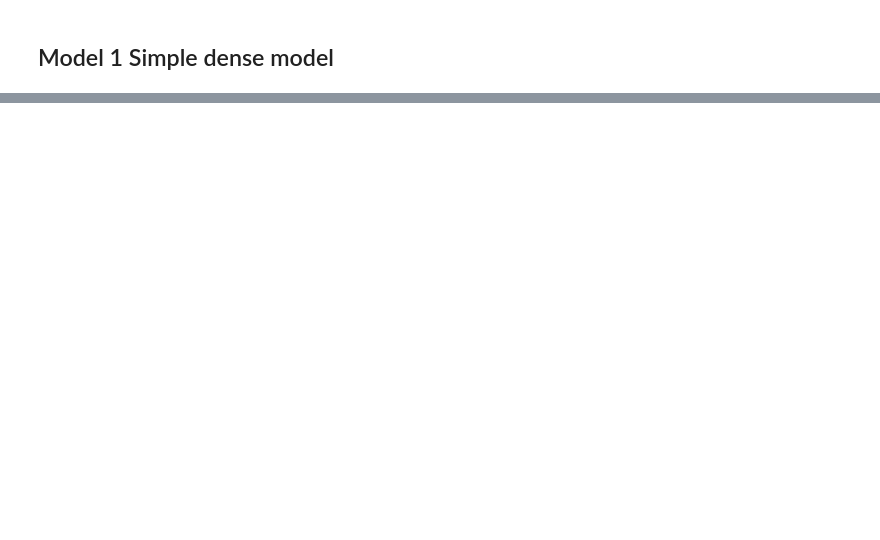
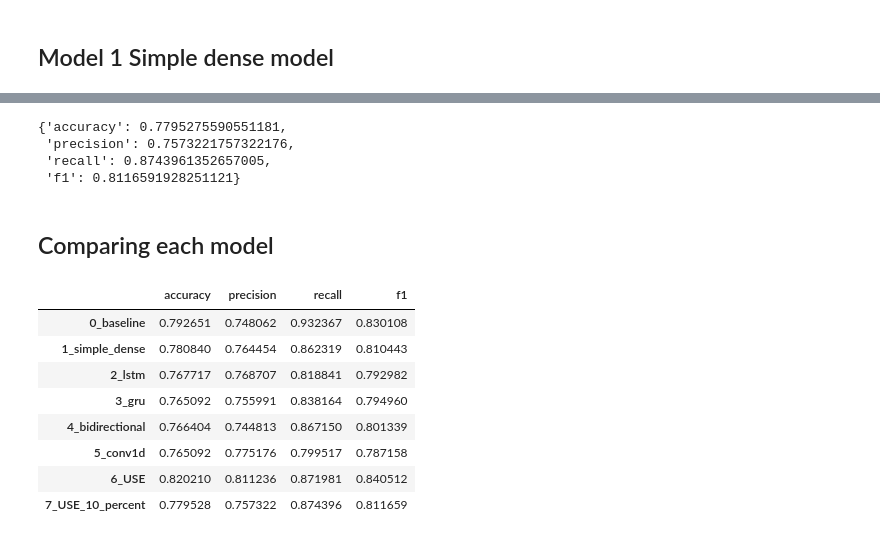
Before and after one commit to vinhpeters/tf-exam, a Jupyter notebook: 08_nlp.ipynb, the cells around one changed output, grey strips where cells are left out. Cells and saved outputs as stored; diff of their text form; code cells hidden in the pictures; blank space fills up the shorter version.

Commit message:
Comparing models

```diff
--- a/08_nlp.ipynb
+++ b/08_nlp.ipynb
@@ -313,0 +716,9 @@ model_1_pred_probs.shape
+# %%
+model_7.compile(loss='binary_crossentropy', optimizer=tf.keras.optimizers.Adam(), metrics =['accuracy'])
+# %%
+model_7_history=model_7.fit(train_sentences_10_percent,
+                            train_labels_10_percent,
+                            epochs=5,
+                            validation_data=(val_sentences, val_labels),
+                            callbacks=[create_tensorboard_callback(SAVE_DIR,
+                                                                   'model_7_USE_10_percent')])
@@ -313,0 +737,3 @@ model_1_pred_probs.shape
+# %%
+model_7_pred_probs=model_7.predict(val_sentences)
+model_7_preds = tf.squeeze(tf.round(model_7_pred_probs))
@@ -313,0 +742,32 @@ model_1_pred_probs.shape
+# %%
+model_7_results = calculate_results(val_labels, model_7_preds)
+model_7_results
+# %% [output]
+{'accuracy': 0.7795275590551181,
+ 'precision': 0.7573221757322176,
+ 'recall': 0.8743961352657005,
+ 'f1': 0.8116591928251121}
+# %% [markdown]
+## Comparing each model
+# %%
+all_model_results = pd.DataFrame({'0_baseline':baseline_results,
+                                 '1_simple_dense': model_1_results,
+                                 '2_lstm': model_2_results,
+                                 '3_gru': model_3_results,
+                                 '4_bidirectional': model_4_results,
+                                 '5_conv1d': model_5_results,
+                                 '6_USE': model_6_results,
+                                 '7_USE_10_percent': model_7_results})
+
+all_model_results=all_model_results.transpose()
+all_model_results
+# %% [output]
+|  | accuracy | precision | recall | f1 |
+| 0_baseline | 0.792651 | 0.748062 | 0.932367 | 0.830108 |
+| 1_simple_dense | 0.780840 | 0.764454 | 0.862319 | 0.810443 |
+| 2_lstm | 0.767717 | 0.768707 | 0.818841 | 0.792982 |
+| 3_gru | 0.765092 | 0.755991 | 0.838164 | 0.794960 |
+| 4_bidirectional | 0.766404 | 0.744813 | 0.867150 | 0.801339 |
+| 5_conv1d | 0.765092 | 0.775176 | 0.799517 | 0.787158 |
+| 6_USE | 0.820210 | 0.811236 | 0.871981 | 0.840512 |
+| 7_USE_10_percent | 0.779528 | 0.757322 | 0.874396 | 0.811659 |
```
Also changed, not shown: parts of 68 cells of this notebook.
